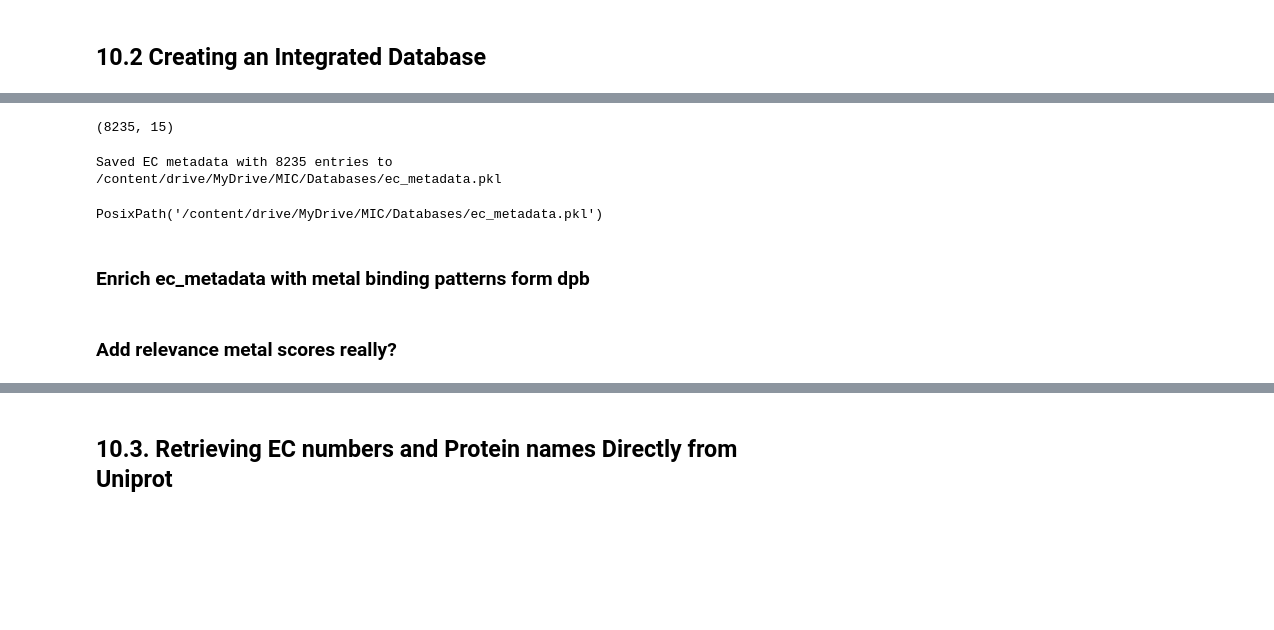
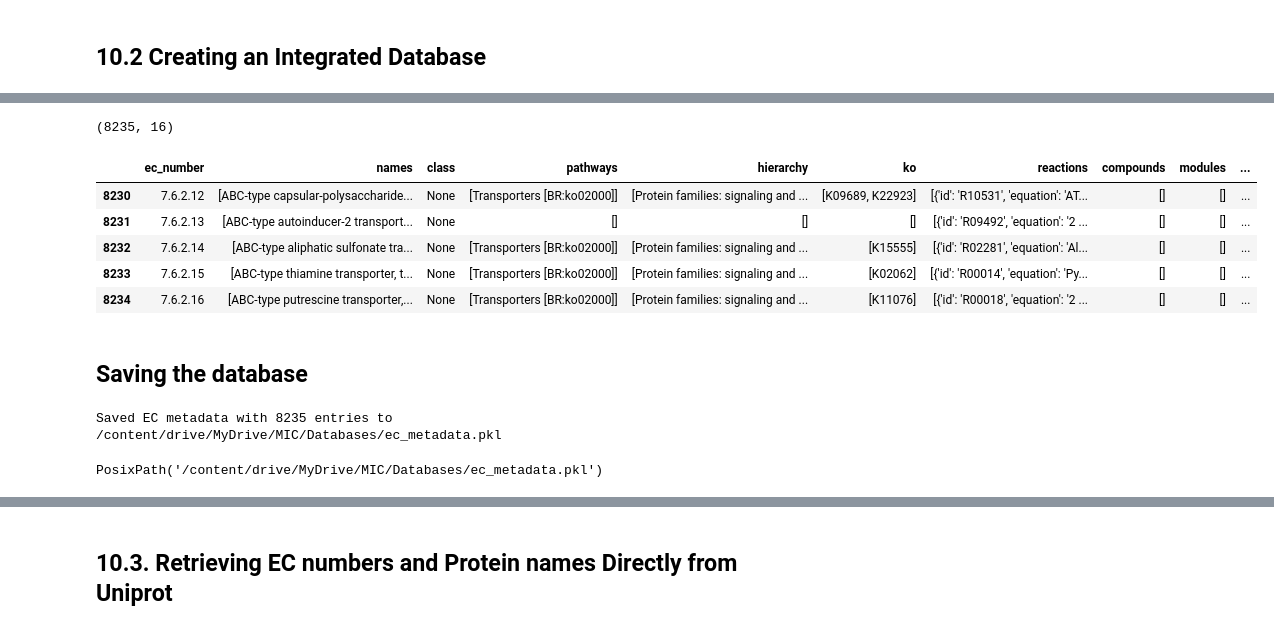
Before and after one commit to MagicAlex238/2_Micro, a Jupyter notebook: 6_Picrust_Functional.ipynb, the cells around one changed output, grey strips where cells are left out. Cells and saved outputs as stored; diff of their text form; code cells hidden in the pictures; blank space fills up the shorter version.

Commit message:
Created using Colab first save, done database, done uniprot_db, will do enrich and classification

```diff
--- a/6_Picrust_Functional.ipynb
+++ b/6_Picrust_Functional.ipynb
@@ -4286,9 +4282,11 @@ def extract_metal_coordination_patterns(metal_binding_data):
             metal_residue_binding[metal_symbol][residue] += 1
 
     return {
-        'coordination': coordination # metal_coordination,
-        'residue_binding': residue_binding# metal_residue_binding
+        'coordination': metal_coordination, # metal_coordination,
+        'residue_binding': metal_residue_binding# metal_residue_binding
     }
+
+metal_patterns = extract_metal_coordination_patterns(metal_binding_data)
 # %% [markdown]
 ## EC to reaction Mapping
 # %%
@@ -4343,6 +4341,7 @@ def create_metabolism_database():
         module_info = read_module_data() or {}
         compound_info = read_compound_data() or {}
         brenda_en = process_brenda_data(brenda_data) or {}
+        metal_binding_data = parse_metalpdb_xml() or {}
         metal_patterns = extract_metal_coordination_patterns(metal_binding_data)
         ec_pathway_mapping = read_ec_pathway_mapping() or {}
 
@@ -4412,7 +4411,7 @@ def create_metabolism_database():
         stats['total_enzymes'] += 1
 
         # Data validation for EC number format
-        if not (ec_num.count('.') == 3 and all(part.isdigit() for part in ec_number.split('.'))):
+        if not (ec_number.count('.') == 3 and all(part.isdigit() for part in ec_number.split('.'))):
             print(f"Warning: Invalid EC number format: {ec_number}")
             continue
 
@@ -4443,13 +4442,14 @@ def create_metabolism_database():
                         record['pathways'].append(pathway_name)
 
         # Add pathways from KO data
-        pathways_from_ko = []
-        if ec_num in ko_ec and isinstance(ko_ec[ec_number], list):
-            pathways_from_ko = ko_ec[ec_number]
-        elif ec_num in ko_ec and isinstance(ko_ec[ec_num], dict) and 'pathway' in ko_ec[ec_number]:
-            pathways_from_ko = [ko_ec[ec_number]['pathway']]
-
-        record['pathways'] = pathways_from_ko
+        if ec_number in ko_ec and isinstance(ko_ec[ec_number], list):
+            for path in ko_ec[ec_number]:
+                if path not in record['pathways']:
+                    record['pathways'].append(path)
+        elif ec_number in ko_ec and isinstance(ko_ec[ec_number], dict) and 'pathway' in ko_ec[ec_number]:
+            path = ko_ec[ec_number]['pathway']
+            if path not in record['pathways']:
+                record['pathways'].append(path)
 
         # Add KO IDs
         ko_ids = []
@@ -4493,6 +4493,11 @@ def create_metabolism_database():
             record['corrosion_relevant_metals'] = brenda_en[ec_number].get('corrosion_relevant_metals', [])
             stats['with_brenda_data'] += 1
 
+        ec_records.append(record)
+
+    # Count records with pathways
+    pathway_count = 0
+
     # Add pathway information from pathway_data
     for rec in ec_records:
         # Get KO terms for this EC number
@@ -4509,14 +4514,14 @@ def create_metabolism_database():
                     if pathway_name not in rec['pathways']:
                         rec['pathways'].append(pathway_name)
 
-        if record['pathways']:
+        # If records has pathways it would update them
+        if rec['pathways']:
             stats['with_pathways'] += 1
+            pathway_count += 1
 
-        ec_records.append(record)
-
-        # Count records with pathways
-        pathway_count = sum(1 for rec in ec_records if rec['pathways'])
-        print(f"Added pathway information to {pathway_count} records")
+    # After processing all records, print count
+    pathway_count = sum(1 for rec in ec_records if rec['pathways'])
+    print(f"Added pathway information to {pathway_count} records")
 
     # Add enzyme class info
     for rec in ec_records:
@@ -4533,6 +4538,7 @@ def create_metabolism_database():
             # Combine name and class text properly
             names_text = ' '.join(rec.get('names', []))
             class_text = rec.get('class', '')
+            all_text = f"{names_text} {class_text}".lower()
 
             # Add reaction text for more context
             reaction_text = ' '.join([r.get('equation', '') for r in rec['reactions']])
@@ -4736,7 +4757,18 @@ ec_metadata = pd.DataFrame(ec_records)
 # %%
 ec_metadata.shape
 # %% [output]
-(8235, 15)
+(8235, 16)
+# %%
+ec_metadata.tail()
+# %% [output]
+|  | ec_number | names | class | pathways | hierarchy | ko | reactions | compounds | modules | ... |
+| 8230 | 7.6.2.12 | [ABC-type capsular-polysaccharide... | None | [Transporters [BR:ko02000]] | [Protein families: signaling and ... | [K09689, K22923] | [{'id': 'R10531', 'equation': 'AT... | [] | [] | ... |
+| 8231 | 7.6.2.13 | [ABC-type autoinducer-2 transport... | None | [] | [] | [] | [{'id': 'R09492', 'equation': '2 ... | [] | [] | ... |
+| 8232 | 7.6.2.14 | [ABC-type aliphatic sulfonate tra... | None | [Transporters [BR:ko02000]] | [Protein families: signaling and ... | [K15555] | [{'id': 'R02281', 'equation': 'Al... | [] | [] | ... |
+| 8233 | 7.6.2.15 | [ABC-type thiamine transporter, t... | None | [Transporters [BR:ko02000]] | [Protein families: signaling and ... | [K02062] | [{'id': 'R00014', 'equation': 'Py... | [] | [] | ... |
+| 8234 | 7.6.2.16 | [ABC-type putrescine transporter,... | None | [Transporters [BR:ko02000]] | [Protein families: signaling and ... | [K11076] | [{'id': 'R00018', 'equation': '2 ... | [] | [] | ... |
+# %% [markdown]
+## Saving the database
 # %%
 import pickle
 
@@ -4756,5 +4788,3 @@ save_ec_metadata(ec_metadata)
 # %% [output]
 Saved EC metadata with 8235 entries to /content/drive/MyDrive/MIC/Databases/ec_metadata.pkl
 PosixPath('/content/drive/MyDrive/MIC/Databases/ec_metadata.pkl')
-# %% [markdown]
-### Enrich ec_metadata with metal binding patterns form dpb
@@ -4816,2 +4790,0 @@ def enrich_ec_metadata_with_metal_binding(ec_metadata, metal_binding_patterns):
-# %% [markdown]
-### Add relevance metal scores really?
```
Also changed, not shown: parts of 17 cells of this notebook.
